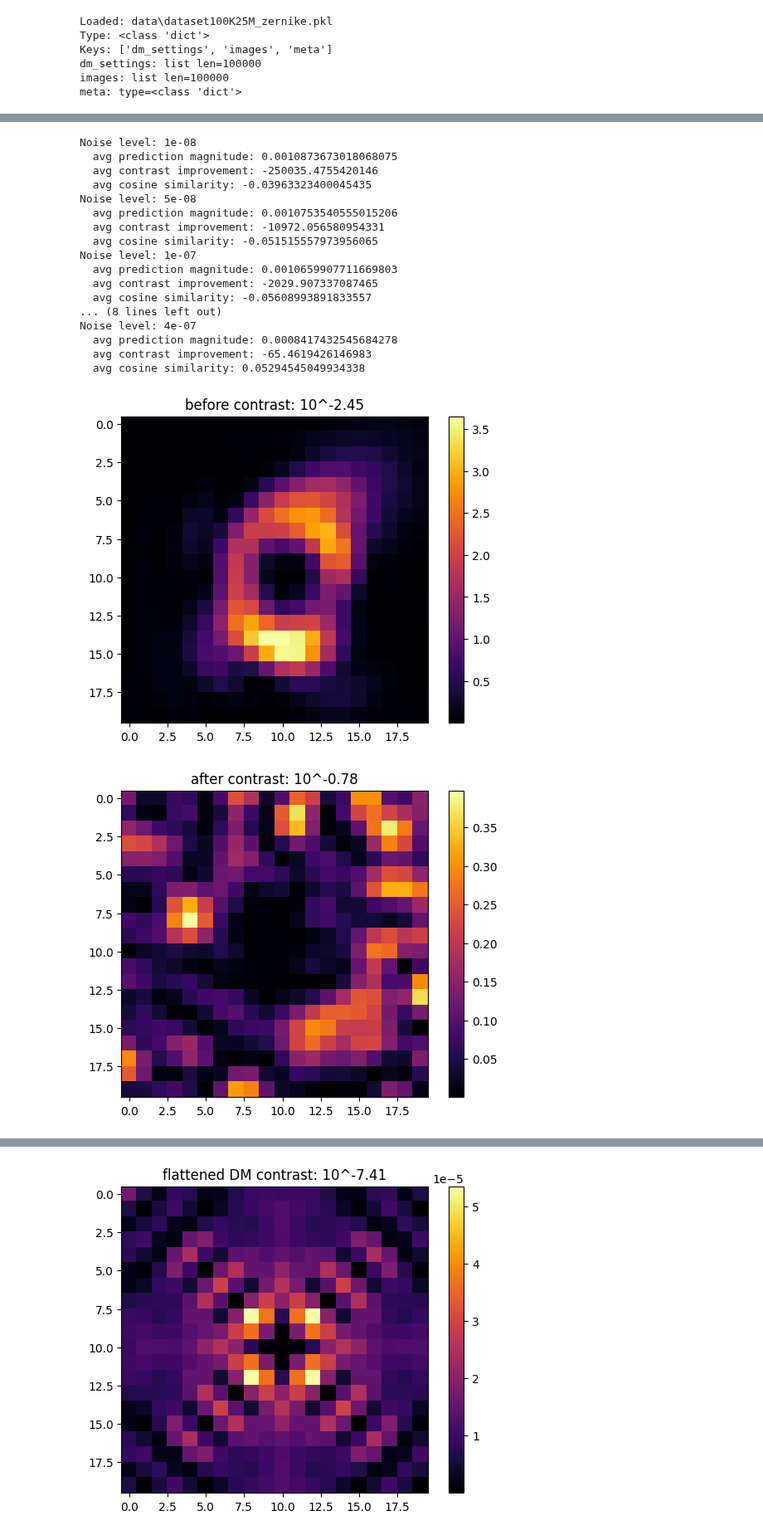
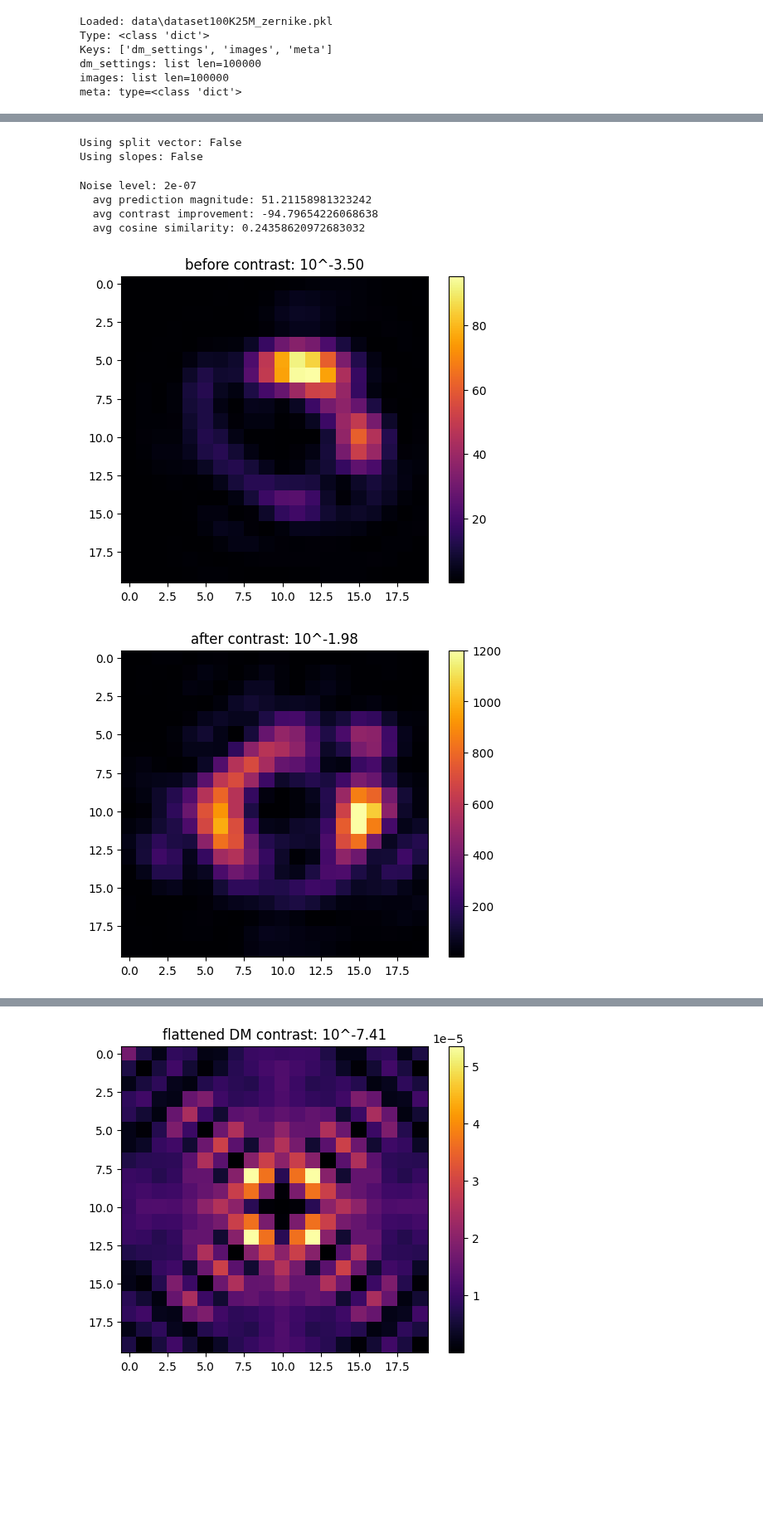
Before and after one commit to AlexeiKorolev/NASA-RL-Wavefront-Control, a Jupyter notebook: RL/visualize.ipynb, the cells around one changed output, grey strips where cells are left out. Shown at 83% size. Drawn from its saved outputs; the diff is of its cells as text; code cells hidden in the pictures; blank space fills up the shorter version.

Commit message:
alpha experiment + orth experiment + testing + datagen with ood noise

```diff
--- a/RL/visualize.ipynb
+++ b/RL/visualize.ipynb
@@ -14,18 +14,20 @@ from pprint import pprint
 paths = {
     "minmax og": r'jobs\20251022_171601\exp-fc1-minmax-ep10000-bs2048-lr1e-3-s42-h512-256-128',
     "zscore std dev 0": r'jobs\20251110_122808\exp-fc1-zscore-ep10000-bs2048-lr1e-3-s42-h512-256-128',
+    "zscore std dev 1e-8": r'jobs\20251122_150635\exp-fc1-zscore-ep10000-bs2048-lr1e-3-s42-h512-256-128-images-dc100000',
     "zscore std dev 5e-8": r"A:\Projects\DM + RL\RL\jobs\20251117_092705\exp-fc1-zscore-ep10000-bs2048-lr1e-3-s42-h512-256-128-images-dc100000",
     "zscore std dev 1e-7": r"A:\Projects\DM + RL\RL\jobs\20251117_134444\exp-fc1-zscore-ep10000-bs2048-lr1e-3-s42-h512-256-128-images-dc100000",
     "slopes on 0 std dev": r"A:\Projects\DM + RL\RL\jobs\20251117_134718\exp-fc1-zscore-ep10000-bs2048-lr1e-3-s42-h512-256-128-slopes-dc100000",
-    "log on std dev 0": r"RL\jobs\20251121_234325\exp-fc1-log-ep10000-bs2048-lr1e-3-s42-h512-256-128-images-dc100000",
+    "log on std dev 0": r"jobs\20251121_234325\exp-fc1-log-ep10000-bs2048-lr1e-3-s42-h512-256-128-images-dc100000",
     "log on std dev 5e-8": r"A:\Projects\DM + RL\RL\jobs\20251121_234345\exp-fc1-log-ep10000-bs2048-lr1e-3-s42-h512-256-128-images-dc100000",
     "log on std dev 1e-7": r"jobs\20251121_234356\exp-fc1-log-ep10000-bs2048-lr1e-3-s42-h512-256-128-images-dc100000",
+    "split vector std dev 1e-8": r"jobs\20251122_150633\exp-fc1-zscore-ep10000-bs2048-lr1e-3-s42-h512-256-128-images-dc100000",
     "split vector std dev 5e-8": r"A:\Projects\DM + RL\RL\jobs\20251121_234746\exp-fc1-zscore-ep10000-bs2048-lr1e-3-s42-h512-256-128-images-dc100000",
     "split vector std dev 1e-7": r"A:\Projects\DM + RL\RL\jobs\20251121_234754\exp-fc1-zscore-ep10000-bs2048-lr1e-3-s42-h512-256-128-images-dc100000",
     "split vector std dev 0": r"A:\Projects\DM + RL\RL\jobs\20251121_234802\exp-fc1-zscore-ep10000-bs2048-lr1e-3-s42-h512-256-128-images-dc100000",
 }
 
-path = paths["split vector std dev 0"]
+path = paths["zscore std dev 0"]
 # path = r'jobs\20251111_165459\exp-fc1-zscore-ep10000-bs2048-lr1e-3-s42-h512-256-128'
 # path = r'jobs\20251115_225402\exp-fc1-zscore-ep10000-bs2048-lr1e-3-s42-h1024-512-256-images'
 # path = r"A:\Projects\DM + RL\RL\jobs\20251117_012420\exp-fc1-zscore-ep2500-bs262144-lr1e-3-s42-h512-256-128-images"
@@ -275,2 +235,0 @@ env_config
-# %%
-new_imgs = dataset['images']
@@ -370,10 +327,13 @@ delta_t = metrics_data['dataset_meta']['dataset_config']['delta_t']
 dm_random_noise = metrics_data['dataset_meta']['dataset_config']['dm_random_noise']
 N = 30
 
-train_type = metrics_data['args']['train_type']
+train_type = metrics_data['args'].get('train_type', 'images')
 slopes_train = (train_type == "slopes")
 
 split_vector = metrics_data['args'].get('split_vector', False)
+
+print(f"Using split vector: {split_vector}")
+print(f"Using slopes: {slopes_train}")
 
 x_norm_func = NORMALIZERS[metrics_data['x_norm']['type']]
 params = metrics_data['x_norm'].copy()
@@ -384,7 +344,7 @@ y_std = metrics_data['y_norm']['std']
 
 similarities = []
 
-noise_levels = [1e-8, 5e-8, 1e-7, 2e-7, 3e-7, 4e-7]
+noise_levels = [2e-7] # [1e-8, 5e-8, 1e-7, 2e-7, 3e-7, 4e-7]
 
 for noise in noise_levels:
     prediction_magnitudes = []
@@ -429,50 +389,39 @@ for noise in noise_levels:
             orig_t = torch.as_tensor(original, dtype=y_pred.dtype, device=y_pred.device).unsqueeze(0)
             cos_sim = torch.nn.functional.cosine_similarity(y_pred, orig_t, dim=1).item()
             similarities.append(cos_sim)
             # print(f"cosine_similarity: {cos_sim:.6f}")
 
             env.deformable_mirror.flatten()
-            env.deformable_mirror.actuators = original - np.array(y_pred[0])
+            env.deformable_mirror.actuators = original - np.array(y_pred)
             new_contrast = env.get_contrast(delta_t=1e15)
             contrast_differences.append((original_contrast - new_contrast) / original_contrast)
 
 
     print(f"Noise level: {noise}")
     print(f"  avg prediction magnitude: {np.mean(prediction_magnitudes)}")
     print(f"  avg contrast improvement: {np.mean(contrast_differences)}")
     print(f"  avg cosine similarity: {np.mean(similarities)}")
 
 # print(f"avg prediction magnitude: {np.mean(prediction_magnitudes)}")
 # print(f"avg contrast improvement: {np.mean(contrast_differences)}")
 # print(f"avg cosine similarity: {np.mean(similarities)}")
 
 img4 = torch.asarray(env.get_camera_image(delta_t=delta_t, noise_enabled=False), dtype=torch.float)
 plt.imshow(imgs[0][0] if not slopes_train else imgs[0], cmap='inferno')
 plt.title(f"before contrast: 10^{np.log10(original_contrast):.02f}")
 plt.colorbar()
 plt.show()
 
 plt.imshow(img4, cmap='inferno')
 plt.title(f"after contrast: 10^{np.log10(new_contrast):.02f}")
 plt.colorbar()
 plt.show()
 # %% [output]
-Noise level: 1e-08
-  avg prediction magnitude: 0.0010873673018068075
-  avg contrast improvement: -250035.4755420146
-  avg cosine similarity: -0.03963323400045435
-Noise level: 5e-08
-  avg prediction magnitude: 0.0010753540555015206
-  avg contrast improvement: -10972.056580954331
-  avg cosine similarity: -0.051515557973956065
-Noise level: 1e-07
-  avg prediction magnitude: 0.0010659907711669803
-  avg contrast improvement: -2029.907337087465
-  avg cosine similarity: -0.05608993891833557
-... (8 lines left out)
-Noise level: 4e-07
-  avg prediction magnitude: 0.0008417432545684278
-  avg contrast improvement: -65.4619426146983
-  avg cosine similarity: 0.05294545049934338
+Using split vector: False
+Using slopes: False
+Noise level: 2e-07
+  avg prediction magnitude: 51.21158981323242
+  avg contrast improvement: -94.79654226068638
+  avg cosine similarity: 0.24358620972683032
-[figure, old version]
+[figure, new version]
-[figure, old version]
+[figure, new version]
```
Also changed, not shown: parts of 11 cells of this notebook, 7 other files.
